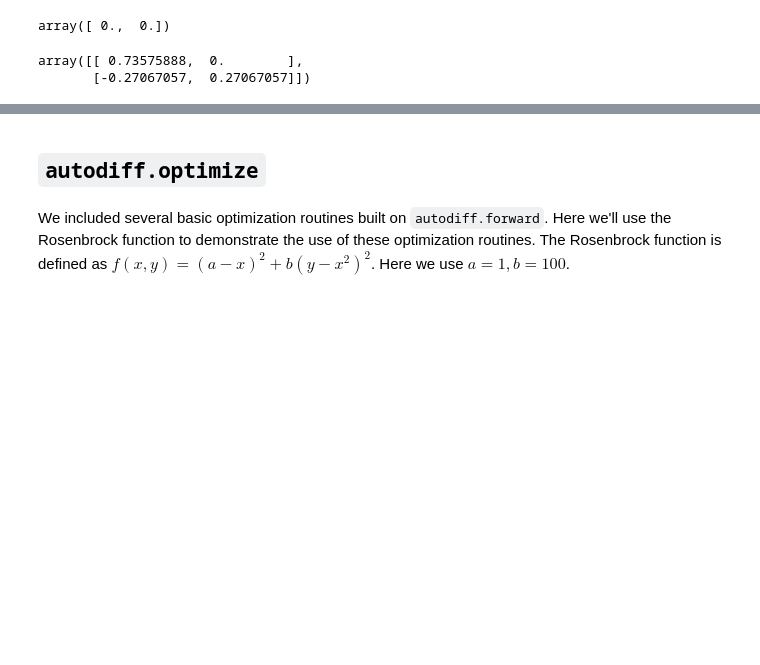
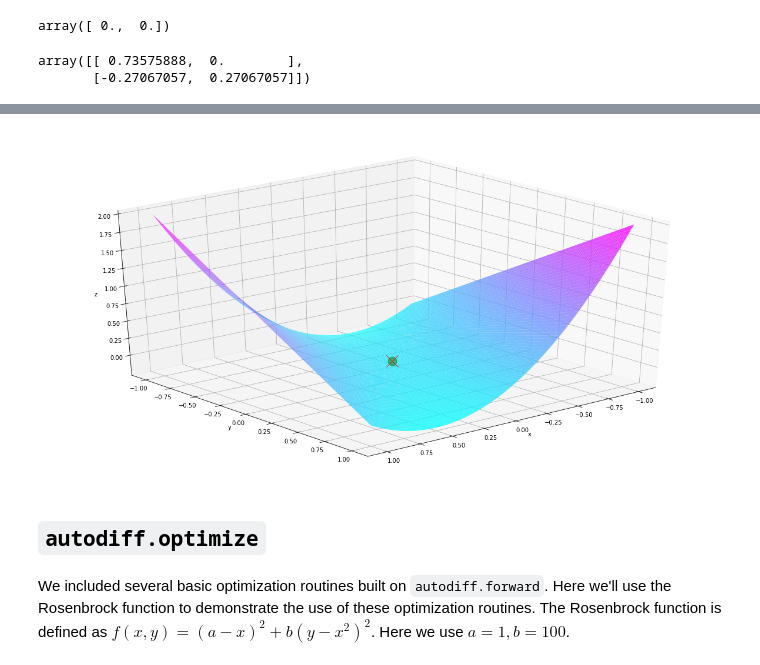
Before and after one commit to D-F-Y-S/cs207-FinalProject, a Jupyter notebook: docs/source/Libraries Demo.ipynb, the cells around one changed output, grey strips where cells are left out. Saved outputs shown, nothing was run; the diff lists cells and outputs as text; code cells hidden in the pictures; blank space fills up the shorter version.

```diff
--- a/docs/source/Libraries Demo.ipynb
+++ b/docs/source/Libraries Demo.ipynb
@@ -148,3 +179,25 @@ array([[ 0.73575888,  0.        ],
+# %%
+x, y = Variable(), Variable()
+f = x**2-x*y
+result_d = newton_scalar(f,{x:1,y:10},max_itr = 100)
+# %%
+fig  = plt.figure(figsize=(16, 8))
+ax   = Axes3D(fig)
+us, vs = np.linspace(-1, 1, 200), np.linspace(-1, 1, 200)
+uu, vv = np.meshgrid(us, vs)
+zz = f.evaluation_at({x: uu, y:vv})
+ax.plot([0], [0], [0], marker='o', markersize=15, c='green',alpha = .5)
+surf = ax.plot_surface(uu, vv, zz, rstride=2, cstride=2, alpha=0.8, cmap='cool')
+ax.plot([result_d[x]], [result_d[y]],
+    [f.evaluation_at({x:result_d[x],y:result_d[y]})],
+    marker='x', markersize=20, c='red',alpha = .8)
+ax.set_xlabel('x')
+ax.set_ylabel('y')
+ax.set_zlabel('z')
+ax.view_init(30, 50)
+plt.show()
+# %% [output]
+[figure, added]
 # %% [markdown]
 ## `autodiff.optimize`
 # %%
```
Also changed, not shown: parts of 21 cells of this notebook, 4 other files.
